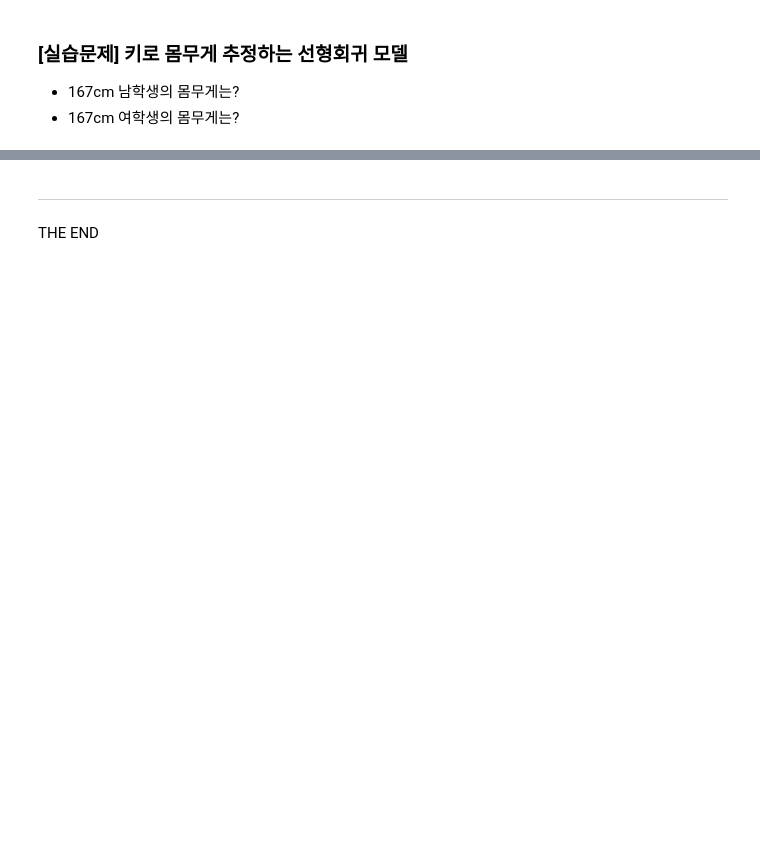
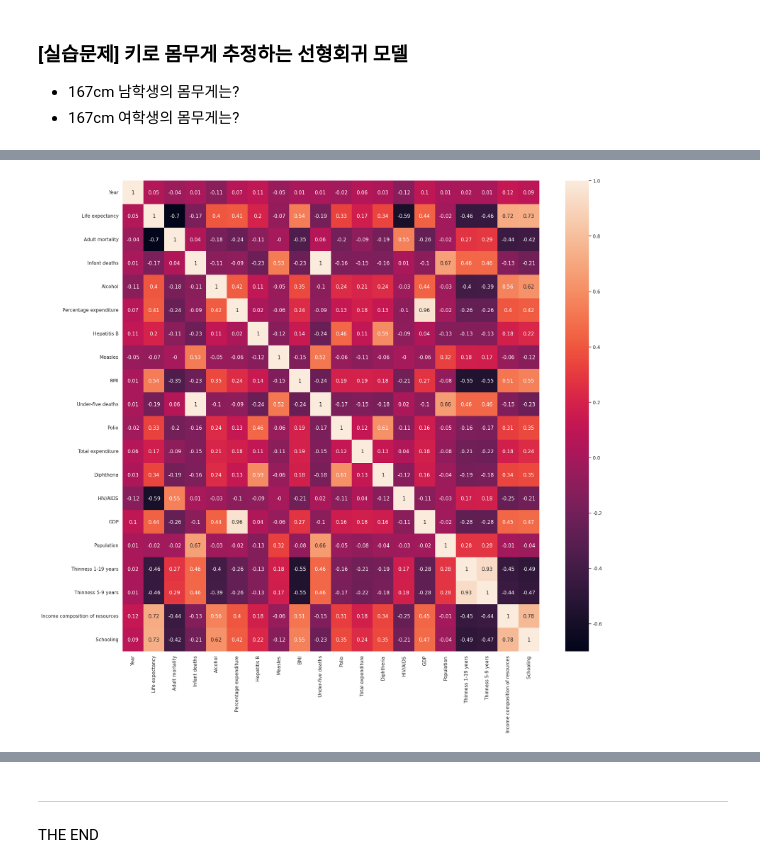
Before and after one commit to happinesslee/projectmanager, a Jupyter notebook: 2_데이터분석_01_기술통계기초_완성.ipynb, the cells around one changed output, grey strips where cells are left out. Cells and saved outputs as stored; diff of their text form; code cells hidden in the pictures; blank space fills up the shorter version.

```diff
--- a/2_데이터분석_01_기술통계기초_완성.ipynb
+++ b/2_데이터분석_01_기술통계기초_완성.ipynb
@@ -839,0 +1163,10 @@ plt.show()
+# %%
+import pandas as pd
+import numpy as np
+import seaborn as sns
+import matplotlib.pyplot as plt
+from sklearn import linear_model
+
+# 1. 데이터 준비
+df = pd.read_csv('./sample_data/life_expectancy.csv')
+df.head()  # 앞에서 차례로 n개 데이터 보여주기
@@ -839,0 +1181,11 @@ plt.show()
+# %%
+# 컬럼간 상관관계 확인
+df.dropna(inplace=True)   # 결측치 제거
+
+correlation_matrix = df.corr().round(2)  # .corr() 상관계수
+#print(correlation_matrix)
+sns.set(rc={'figure.figsize':(22, 20)})
+sns.heatmap(data=correlation_matrix, annot=True)   #heatmap 시각화, annot 숫자 표시
+plt.show()
+# %% [output]
+[figure, added]
```
Also changed, not shown: parts of 68 cells of this notebook.
